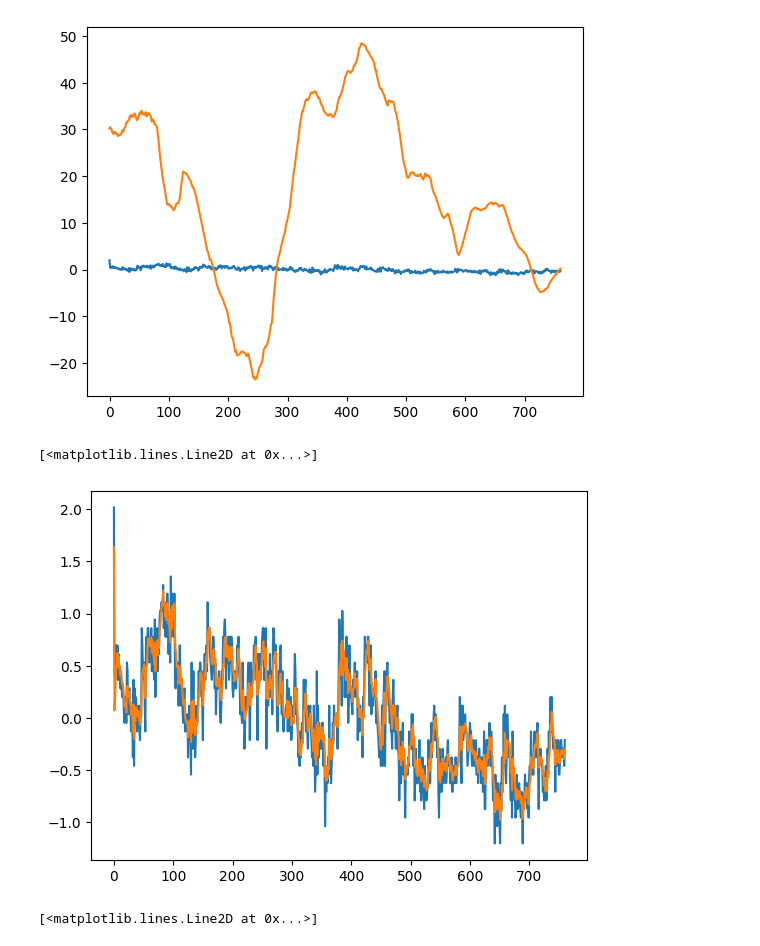
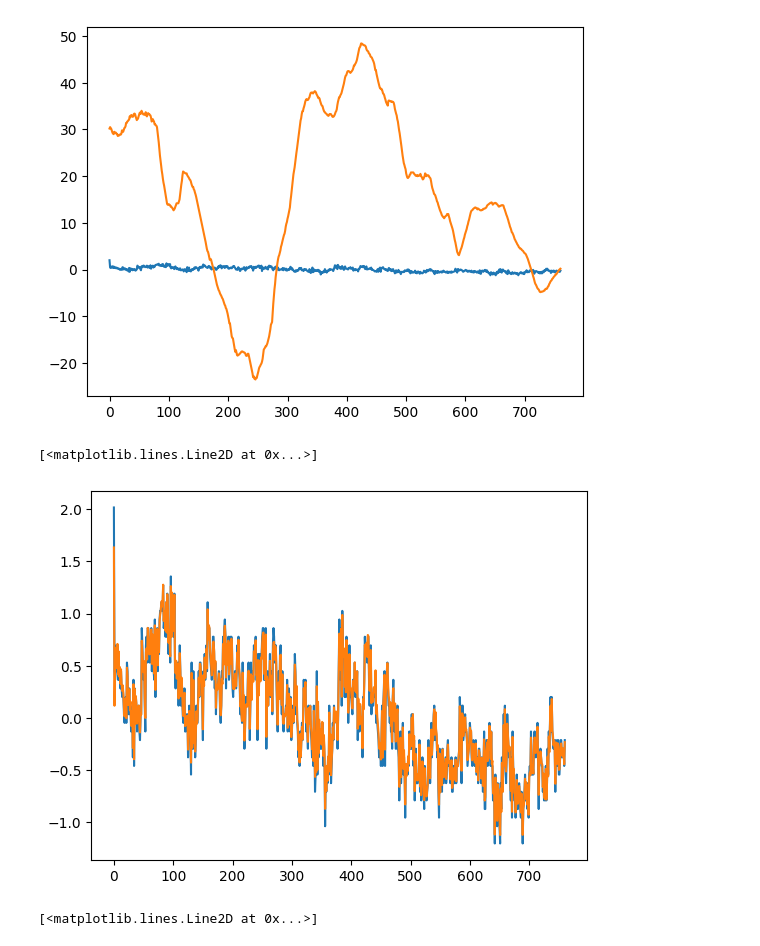
Before and after one commit to JensMoeslund/gps-miniprojekt, a Jupyter notebook: data_proc.ipynb, the cells around one changed output. Saved outputs shown, nothing was run; the diff lists cells and outputs as text; code cells hidden in the pictures.

```diff
--- a/data_proc.ipynb
+++ b/data_proc.ipynb
@@ -83,6 +83,8 @@ v_alt = np.roll(df["altitude"].astype(float), 1) - df["altitude"].astype(float)
 press_alt = -((np.log((df["pressure"]*100) / P_0) * T_0 * R_0) / (M * G_0))
 press_alt = press_alt - press_alt.mean()
 v_alt_press = np.roll(press_alt, 1) - (press_alt)
+v_lat = np.sin(np.deg2rad(df["course"].astype(float))) * df["speed"].astype(float)
+v_long = np.cos(np.deg2rad(df["course"].astype(float))) * df["speed"].astype(float)
 R = np.eye(8) * np.array(
     [
         df["latitude"].var(),
@@ -91,8 +93,18 @@ R = np.eye(8) * np.array(
         v_alt.var(),
         press_alt.var(),
         v_alt_press.var(),
-        c.var(),
-        v_alt.var(),
+        v_lat.var(),
+        v_long.var(),
     ]
 )
 R[:2,:2] = np.cov(df["latitude"],df["longitude"])
+
+
+print(  df["latitude"].var(),
+        df["longitude"].var(),
+        b.var(),
+        v_alt.var(),
+        press_alt.var(),
+        v_alt_press.var(),
+        v_lat.var(),
+        v_long.var())
@@ -143,37 +157,38 @@ obs = np.vstack(
         df["longitude"].values,
         df["altitude"].astype(float).values,
         v_alt,
         press_alt,
         v_alt_press,
-        np.sin(np.deg2rad(df["course"].astype(float))) * df["speed"].astype(float),
-        np.cos(np.deg2rad(df["course"].astype(float))) * df["speed"].astype(float),
+        v_lat,
+        v_long,
     )
 )
 
 
 kf = pk.KalmanFilter(
     transition_matrices=phi,
     observation_matrices=H,
     observation_covariance=R,
     initial_state_mean=initial_state_mean,
-    transition_covariance=np.eye(6)*0.1,
+    transition_covariance=np.eye(6)*2e-8,
 )
 obs.transpose().shape
 filtered_state_means,filtered_state_covariances = kf.filter(obs.transpose())
 # observations = df[["latitude", "longitude", "pressure", "course", "speed"]].values
 # alt_obs = df["altitude"].astype(float).values
 # # print(np.roll(df['altitude'].values,1)-df['altitude'].values)
 # v_alt_obs = np.roll(df["altitude"].astype(float), 1) - df["altitude"].astype(float)
 # print(observations.shape, alt_obs.shape)
 # np.append(observations, alt_obs).shape
 plt.plot(press_alt)
+# plt.plot(df["altitude"].astype(float).values)
 plt.plot(filtered_state_means[:,2])
 # filtered_state_means.shape
 # # filtered_state_est = kf.filter(df[['latitude','longitude','altitude','speed','course']].values)
 # # kf.filter(df[['latitude','longitude','altitude','speed','pressure','course']].values)
 # %% [output]
 [<matplotlib.lines.Line2D at 0x...>]
-[figure, old version]
+[figure, new version]
 # %%
 plt.plot(df['latitude'])
 plt.plot(filtered_state_means[:,0])
```
Also changed, not shown: parts of 1 cell of this notebook, 2 other files.
